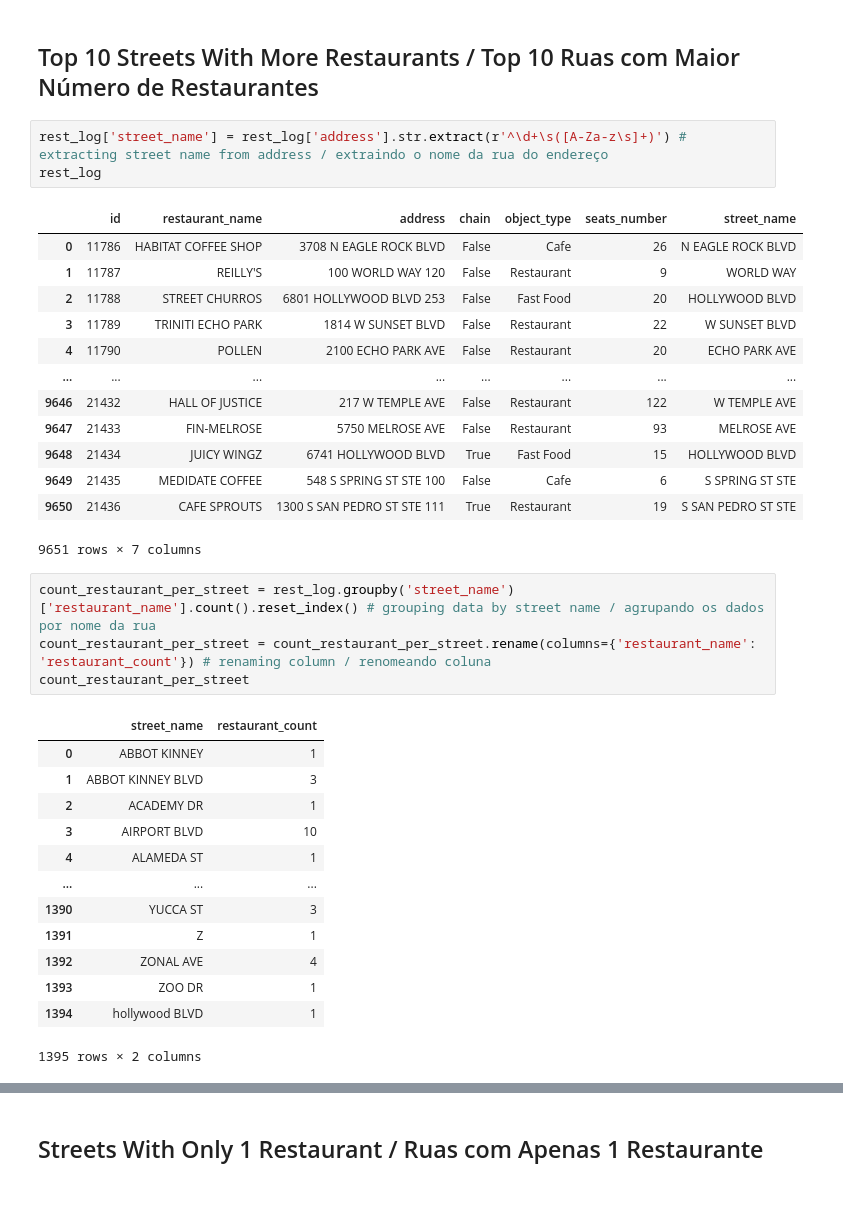
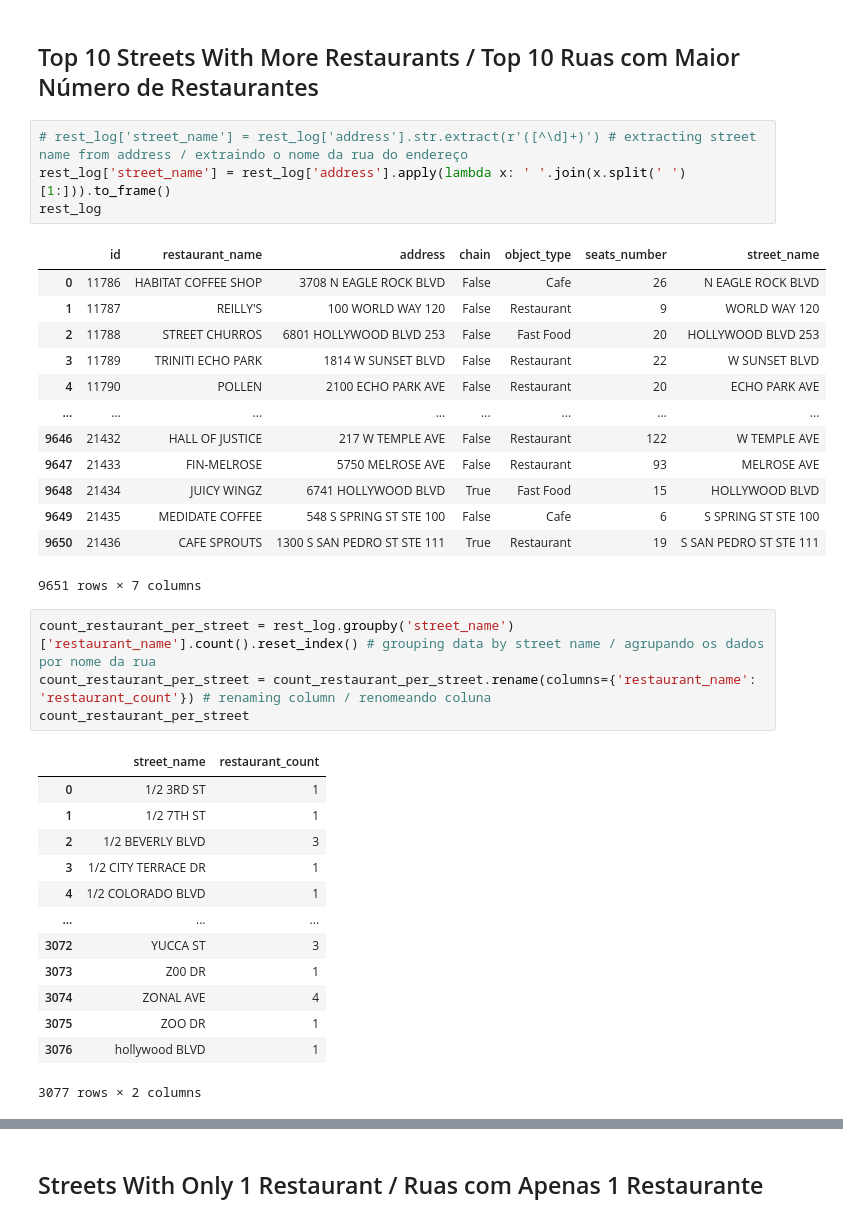
Before and after one commit to RafaelGenari/Bootcamp-Project-Report_History_with_Data, a Jupyter notebook: Notebooks/EDA.ipynb, the cells around one changed output, grey strips where cells are left out. Cells and saved outputs as stored; diff of their text form.

```diff
--- a/Notebooks/EDA.ipynb
+++ b/Notebooks/EDA.ipynb
@@ -225,21 +227,22 @@ plt.show();
 # %% [markdown]
 ## Top 10 Streets With More Restaurants / Top 10 Ruas com Maior Número de Restaurantes
 # %%
-rest_log['street_name'] = rest_log['address'].str.extract(r'^\d+\s([A-Za-z\s]+)') # extracting street name from address / extraindo o nome da rua do endereço
+# rest_log['street_name'] = rest_log['address'].str.extract(r'([^\d]+)') # extracting street name from address / extraindo o nome da rua do endereço
+rest_log['street_name'] = rest_log['address'].apply(lambda x: ' '.join(x.split(' ')[1:])).to_frame()
 rest_log
 # %% [output]
 |  | id | restaurant_name | address | chain | object_type | seats_number | street_name |
 | 0 | 11786 | HABITAT COFFEE SHOP | 3708 N EAGLE ROCK BLVD | False | Cafe | 26 | N EAGLE ROCK BLVD |
-| 1 | 11787 | REILLY'S | 100 WORLD WAY 120 | False | Restaurant | 9 | WORLD WAY |
-| 2 | 11788 | STREET CHURROS | 6801 HOLLYWOOD BLVD 253 | False | Fast Food | 20 | HOLLYWOOD BLVD |
+| 1 | 11787 | REILLY'S | 100 WORLD WAY 120 | False | Restaurant | 9 | WORLD WAY 120 |
+| 2 | 11788 | STREET CHURROS | 6801 HOLLYWOOD BLVD 253 | False | Fast Food | 20 | HOLLYWOOD BLVD 253 |
 | 3 | 11789 | TRINITI ECHO PARK | 1814 W SUNSET BLVD | False | Restaurant | 22 | W SUNSET BLVD |
 | 4 | 11790 | POLLEN | 2100 ECHO PARK AVE | False | Restaurant | 20 | ECHO PARK AVE |
 | ... | ... | ... | ... | ... | ... | ... | ... |
 | 9646 | 21432 | HALL OF JUSTICE | 217 W TEMPLE AVE | False | Restaurant | 122 | W TEMPLE AVE |
 | 9647 | 21433 | FIN-MELROSE | 5750 MELROSE AVE | False | Restaurant | 93 | MELROSE AVE |
 | 9648 | 21434 | JUICY WINGZ | 6741 HOLLYWOOD BLVD | True | Fast Food | 15 | HOLLYWOOD BLVD |
-| 9649 | 21435 | MEDIDATE COFFEE | 548 S SPRING ST STE 100 | False | Cafe | 6 | S SPRING ST STE |
-| 9650 | 21436 | CAFE SPROUTS | 1300 S SAN PEDRO ST STE 111 | True | Restaurant | 19 | S SAN PEDRO ST STE |
+| 9649 | 21435 | MEDIDATE COFFEE | 548 S SPRING ST STE 100 | False | Cafe | 6 | S SPRING ST STE 100 |
+| 9650 | 21436 | CAFE SPROUTS | 1300 S SAN PEDRO ST STE 111 | True | Restaurant | 19 | S SAN PEDRO ST STE 111 |
 9651 rows × 7 columns
 # %%
 count_restaurant_per_street = rest_log.groupby('street_name')['restaurant_name'].count().reset_index() # grouping data by street name / agrupando os dados por nome da rua
@@ -247,18 +250,18 @@ count_restaurant_per_street = count_restaurant_per_street.rename(columns={'resta
 count_restaurant_per_street
 # %% [output]
 |  | street_name | restaurant_count |
-| 0 | ABBOT KINNEY | 1 |
-| 1 | ABBOT KINNEY BLVD | 3 |
-| 2 | ACADEMY DR | 1 |
-| 3 | AIRPORT BLVD | 10 |
-| 4 | ALAMEDA ST | 1 |
+| 0 | 1/2 3RD ST | 1 |
+| 1 | 1/2 7TH ST | 1 |
+| 2 | 1/2 BEVERLY BLVD | 3 |
+| 3 | 1/2 CITY TERRACE DR | 1 |
+| 4 | 1/2 COLORADO BLVD | 1 |
 | ... | ... | ... |
-| 1390 | YUCCA ST | 3 |
-| 1391 | Z | 1 |
-| 1392 | ZONAL AVE | 4 |
-| 1393 | ZOO DR | 1 |
-| 1394 | hollywood BLVD | 1 |
+| 3072 | YUCCA ST | 3 |
+| 3073 | Z00 DR | 1 |
+| 3074 | ZONAL AVE | 4 |
+| 3075 | ZOO DR | 1 |
+| 3076 | hollywood BLVD | 1 |
-1395 rows × 2 columns
+3077 rows × 2 columns
 # %%
 top_10_streets = count_restaurant_per_street.sort_values('restaurant_count', ascending = False).head(10) # sorting data by restaurant count / ordenando os dados por contagem de estabelecimentos
 top_10_streets
```
Also changed, not shown: parts of 13 cells of this notebook.
